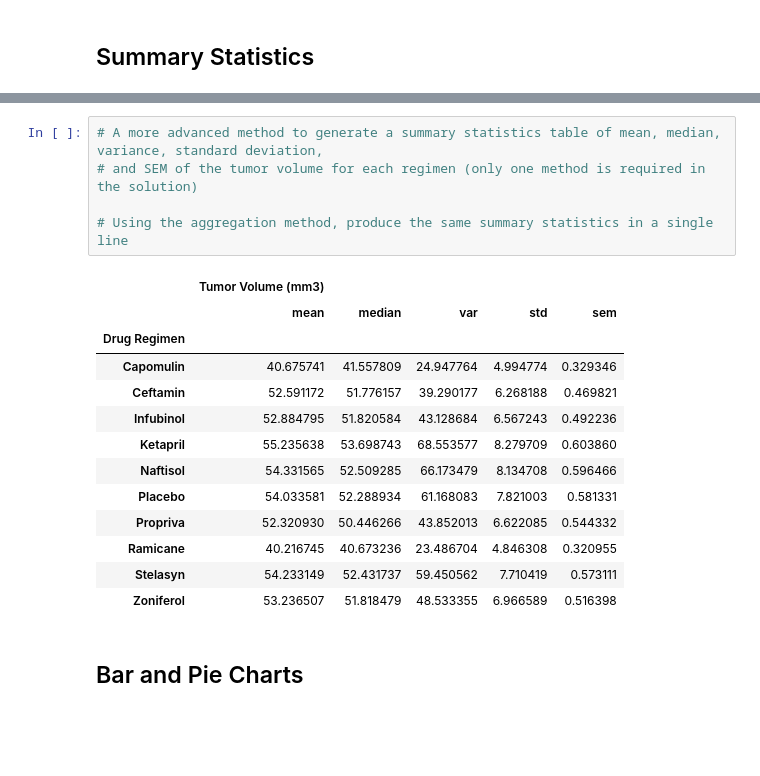
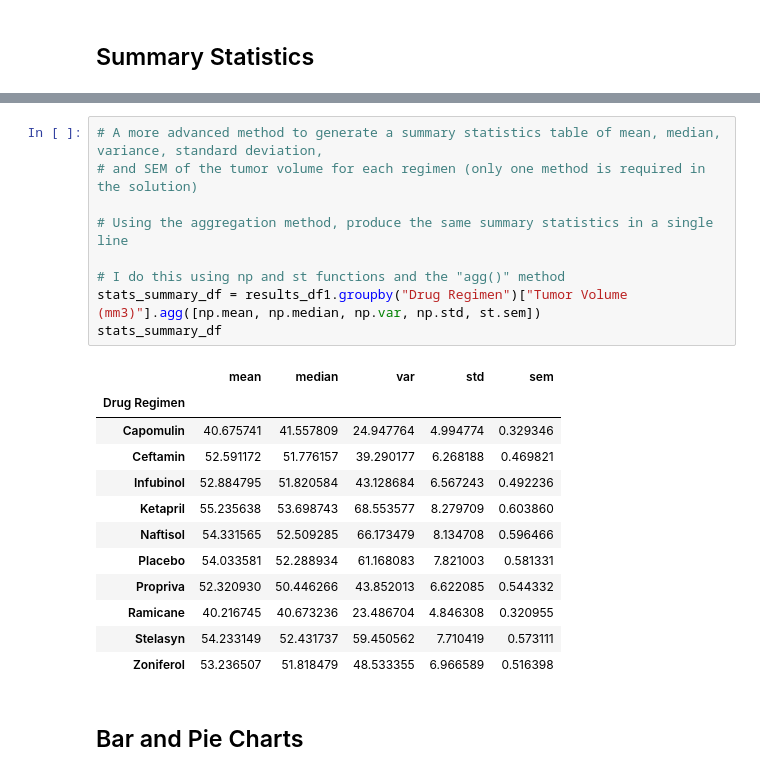
Before and after one commit to james-wadsworth/matplotlib-challenge, a Jupyter notebook: Starter_Code/Pymaceuticals/pymaceuticals_starter.ipynb, the cells around one changed output, grey strips where cells are left out. Cells and saved outputs as stored; diff of their text form; blank space fills up the shorter version.

```diff
--- a/Starter_Code/Pymaceuticals/pymaceuticals_starter.ipynb
+++ b/Starter_Code/Pymaceuticals/pymaceuticals_starter.ipynb
@@ -126,10 +279,13 @@ len(results_df1["Mouse ID"].unique())
 # %%
 # A more advanced method to generate a summary statistics table of mean, median, variance, standard deviation,
 # and SEM of the tumor volume for each regimen (only one method is required in the solution)
 
 # Using the aggregation method, produce the same summary statistics in a single line
+
+# I do this using np and st functions and the "agg()" method
+stats_summary_df = results_df1.groupby("Drug Regimen")["Tumor Volume (mm3)"].agg([np.mean, np.median, np.var, np.std, st.sem])
+stats_summary_df
 # %% [output]
-|  | Tumor Volume (mm3) |  |  |  |  |
 |  | mean | median | var | std | sem |
 | Drug Regimen |  |  |  |  |  |
 | Capomulin | 40.675741 | 41.557809 | 24.947764 | 4.994774 | 0.329346 |
```
Also changed, not shown: parts of 38 cells of this notebook.
